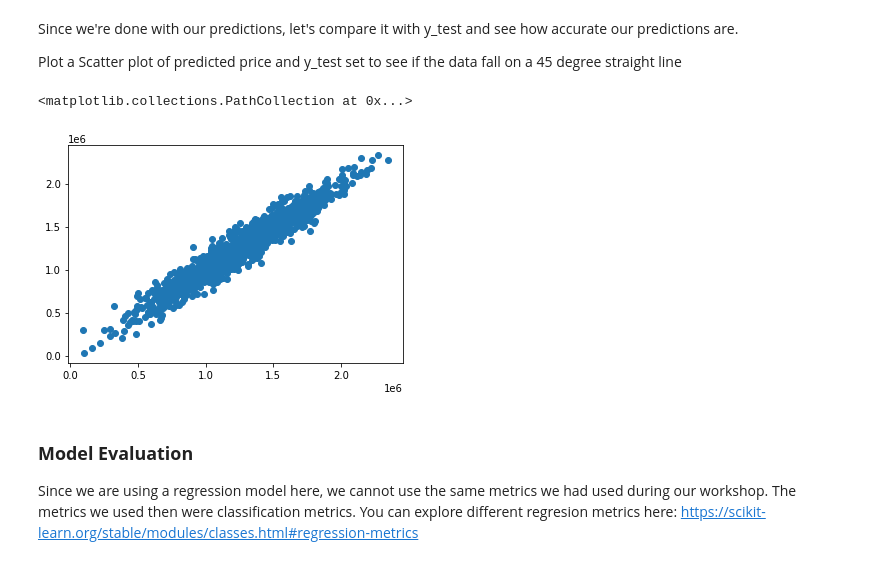
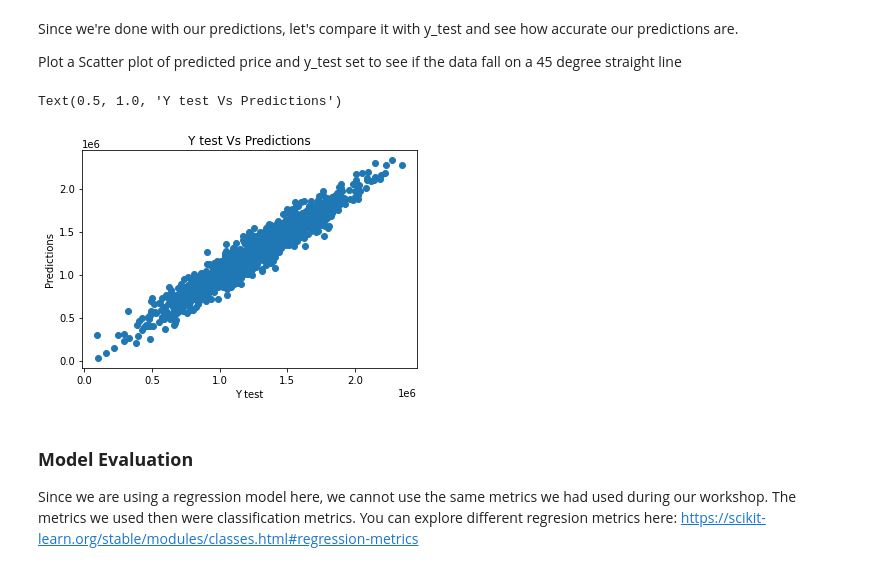
Before and after one commit to maitreya-v/Synapse_LP, a Jupyter notebook: Week_2.ipynb, the cells around one changed output. Saved outputs shown, nothing was run; the diff lists cells and outputs as text; code cells hidden in the pictures.

```diff
--- a/Week_2.ipynb
+++ b/Week_2.ipynb
@@ -249,11 +238,15 @@ Since we're done with our predictions, let's compare it with y_test and see how
 Plot a Scatter plot of predicted price and y_test set to see if the data fall on a 45 degree straight line
 # %%
 # Your code starts here
-plt.scatter(predictions,y_test)
+plt.scatter(predictions,y_test,)
+plt.xlabel('Y test')
+plt.ylabel('Predictions')
+plt.title('Y test Vs Predictions')
+# plt.
 # Your code ends here
 # %% [output]
-<matplotlib.collections.PathCollection at 0x...>
+Text(0.5, 1.0, 'Y test Vs Predictions')
-[figure, old version]
+[figure, new version]
 # %% [markdown]
 ### **Model Evaluation**
 Since we are using a regression model here, we cannot use the same metrics we had used during our workshop. The metrics we used then were classification metrics. You can explore different regresion metrics here: https://scikit-learn.org/stable/modules/classes.html#regression-metrics
```
Also changed, not shown: parts of 2 cells of this notebook.
